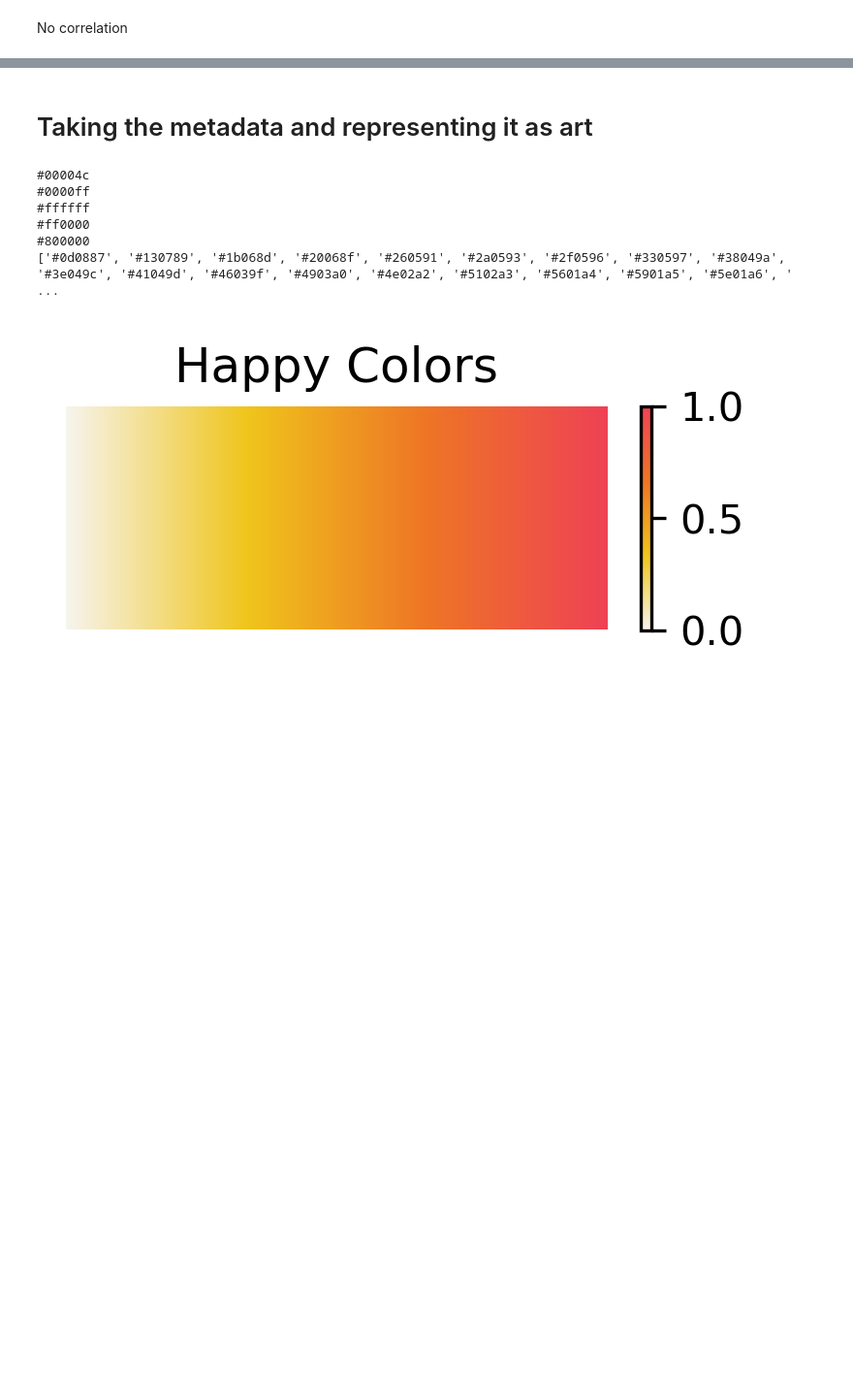
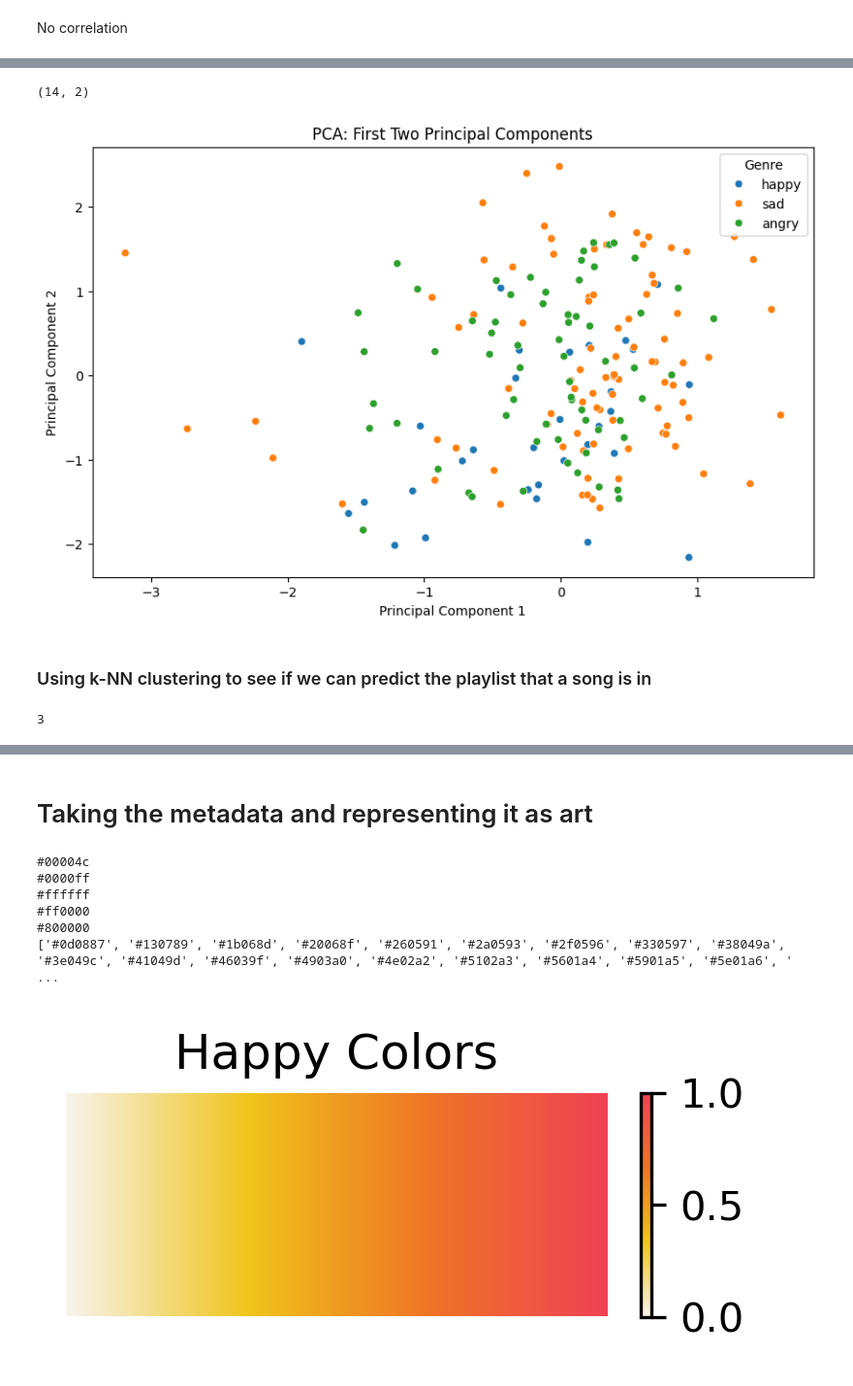
Before and after one commit to daisy-abbott/SpotifyMoodBoard, a Jupyter notebook: playlist.ipynb, the cells around one changed output, grey strips where cells are left out. Shown at 97% size. Cells and saved outputs as stored; diff of their text form; code cells hidden in the pictures; blank space fills up the shorter version.

```diff
--- a/playlist.ipynb
+++ b/playlist.ipynb
@@ -536,0 +737,8 @@ No correlation
+# %%
+# transform the data using the first two eigenvectors
+eigs = np.array(eigenvectors_sorted[:2]).reshape(2, 14)
+print(eigs.T.shape)
+
+PCA_data = np.dot(df_scaled, eigs.T)
+# %% [output]
+(14, 2)
@@ -536,0 +750,21 @@ No correlation
+# %%
+# visualize the PCA
+import seaborn as sns
+
+df_pca = pd.DataFrame(PCA_data, columns=['PC_1', 'PC_2'])
+df_pca.head()
+combined_df_reset = combined_df.reset_index(drop=True)
+df_pca['playlist'] = combined_df_reset['playlist']
+
+# Plotting the principal components
+plt.figure(figsize=(10, 6))
+sns.scatterplot(data=df_pca, x='PC_1', y='PC_2', hue='playlist', palette='tab10')
+plt.title('PCA: First Two Principal Components')
+plt.xlabel('Principal Component 1')
+plt.ylabel('Principal Component 2')
+plt.legend(title='Genre')
+plt.show()
+# %% [output]
+[figure, added]
+# %% [markdown]
+### Using k-NN clustering to see if we can predict the playlist that a song is in
@@ -536,0 +835,26 @@ No correlation
+# %%
+# set up the dataframe
+pca_df = combined_df
+
+# now make the dataframe only numerical values
+# Filter columns based on numeric data type (float or int)
+numeric_columns = pca_df.select_dtypes(include=['number']).columns
+
+# Create a copy of the DataFrame with only numeric columns
+numeric_df = pca_df[numeric_columns].copy()
+
+# scale all the values in the dataframe
+scaler = StandardScaler()
+scaled_data = scaler.fit_transform(numeric_df)
+df_kmeans = pd.DataFrame(scaled_data, columns=numeric_df.columns)
+
+# figure out the artist size
+playlist_size = pca_df['playlist'].nunique()
+k = playlist_size
+print(k)
+
+# run the kmeans algorithm on df_kmeans
+data = df_kmeans.values
+centroids, labels = kmeans(data, k)
+# %% [output]
+3
```
Also changed, not shown: parts of 28 cells of this notebook, 1 other file.
